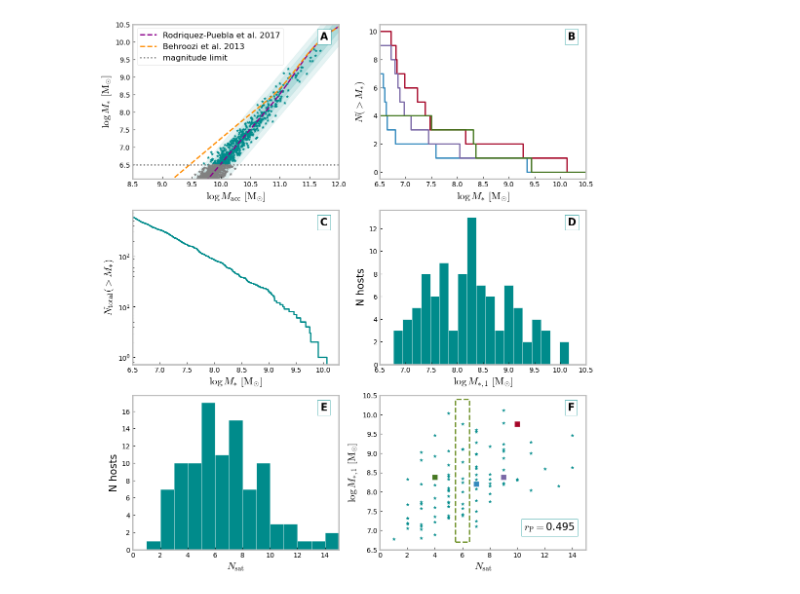
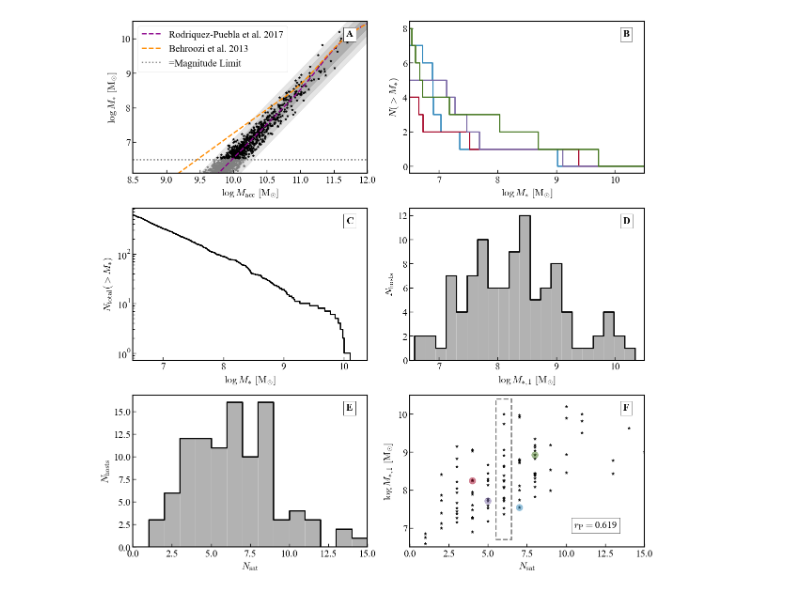
Before and after one commit to jsmonzon/SatGen, a Jupyter notebook: notebooks/paper/tutorial.ipynb, the cells around one changed output. Drawn from its saved outputs; the diff is of its cells as text; code cells hidden in the pictures.

```diff
--- a/notebooks/paper/tutorial.ipynb
+++ b/notebooks/paper/tutorial.ipynb
@@ -18,11 +18,21 @@ import jsm_models
 plt.style.use('bmh')
 plt.rcParams['axes.facecolor'] = 'white'
 plt.rcParams['axes.grid'] = False
-plt.rcParams['xtick.labelsize'] = 10
-plt.rcParams['ytick.labelsize'] = 10
+plt.rcParams['xtick.labelsize'] = 15
+plt.rcParams['ytick.labelsize'] = 15
 plt.rcParams['axes.labelsize'] = 15
-plt.rc('legend',fontsize=12)
-plt.rcParams['axes.linewidth'] = 2
+plt.rc('legend',fontsize=15)
+plt.rcParams['axes.linewidth'] = 1.5
+plt.rcParams['axes.edgecolor'] = 'black'
+plt.rcParams['xtick.major.size'] = 5
+plt.rcParams['xtick.major.width'] = 1
+plt.rcParams['xtick.minor.size'] = 3
+plt.rcParams['xtick.minor.width'] = 1
+plt.rcParams['ytick.major.size'] = 5
+plt.rcParams['ytick.major.width'] = 1
+plt.rcParams['ytick.minor.size'] = 3
+plt.rcParams['ytick.minor.width'] = 1
+plt.rcParams['font.family'] = 'Times New Roman'
 # %%
 # lgMh_full = np.vstack(np.load("../../../data/MW-analog/meta_data_psi4/models.npz")["mass"])
 # red_full = np.vstack(np.load("../../../data/MW-analog/meta_data_psi4/models.npz")["redshift"])
@@ -32,9 +42,9 @@ lgMh_full = np.vstack(np.load("../../../data/cross_host/lognorm_015_psi3/models.
 red_full = np.vstack(np.load("../../../data/cross_host/lognorm_015_psi3/models.npz")["redshift"])
 halo_masses = np.linspace(8,12,100) # just for the model
 # %%
-fig, ((ax1, ax2), (ax3, ax4), (ax5, ax6)) = plt.subplots(3, 2, figsize=(12,14))
+fig, ((ax1, ax2), (ax3, ax4), (ax5, ax6)) = plt.subplots(3, 2, figsize=(12,12))
 
-colorpick="darkcyan"
+colorpick="k"
 
 theta = [10.5, 2.0, 0.2, 0, 0, 0]
 theta_det = theta[:2] + [0, 0] + theta[4:]
@@ -58,19 +68,19 @@ ax1.scatter(lgMh_example.flatten()[~above_limit], lgMs_example.flatten()[~above_
 
 ax1.plot(halo_masses, jsm_SHMR.lgMs_RP17(halo_masses), color="darkmagenta", ls="--", label="Rodriquez-Puebla et al. 2017")
 ax1.plot(halo_masses, jsm_SHMR.lgMs_B13(halo_masses), color="darkorange", ls="--", label="Behroozi et al. 2013")
-ax1.axhline(6.5, color="grey", ls=":", label="magnitude limit")
+ax1.axhline(6.5, color="grey", ls=":", label="=Magnitude Limit")
 ax1.set_xlim(8.5,12)
 ax1.set_ylim(6.1,10.5)
 ax1.set_ylabel("$\log M_{*}\ [\mathrm{M}_{\odot}]$")
 ax1.set_xlabel("$\log M_{\mathrm{acc}}\ [\mathrm{M}_{\odot}]$")
-ax1.legend(fontsize=12)
+ax1.legend()
 
 rand = np.random.randint(0,100,4)
 for i in rand:
     high = np.column_stack([np.array([10.5]*stat.mass_rank.shape[0]), stat.mass_rank])
     low = np.column_stack([np.array([6.5]*high.shape[0]), np.sort(high)])
     ax2.step(low[i][~np.isnan(low[i])][::-1], np.append(np.arange(stat.Nsat_perhost[i]+1), stat.Nsat_perhost[i]), where="mid")
-    ax6.scatter(stat.Nsat_perhost[i], stat.maxmass[i], s=50, marker="s", zorder=10)
+    ax6.scatter(stat.Nsat_perhost[i], stat.maxmass[i], s=100, marker="o", zorder=10, alpha=0.5)
 
 ax2.set_ylabel("$N (>  M_{*})$")
 ax2.set_xlabel("$\log M_{*}\ [\mathrm{M}_{\odot}]$")
@@ -83,40 +93,46 @@ ax3.set_xlabel("$\log M_{*}\ [\mathrm{M}_{\odot}]$")
 ax3.set_yscale("log")
 ax3.set_xlim(6.5)
 
-ax4.hist(stat.maxmass, bins=np.linspace(6.4, 10.7, 25), color=colorpick, edgecolor="white")
+max_mass_bins = np.linspace(6.4, 10.7, 25)
+counts, bincenters = jsm_stats.count(stat.maxmass, max_mass_bins, return_bins=True)
+ax4.step(bincenters, counts, where="mid", color=colorpick)
+ax4.hist(stat.maxmass, max_mass_bins, color=colorpick, alpha=0.3, edgecolor="white")
 ax4.set_xlabel("$\log M_{*,1}\ [\mathrm{M}_{\odot}]$")
-ax4.set_ylabel("N hosts")
+ax4.set_ylabel("$N_{\mathrm{hosts}}$")
 ax4.set_xlim(6.5,10.5)
 
-#ax5.step(stat.PNsat_range, stat.PNsat, color=colorpick, where="mid")
-ax5.hist(stat.Nsat_perhost, bins=np.linspace(0, 30, 31), color=colorpick, edgecolor="white")
+Nsat_bins = np.linspace(0, 30, 31)
+counts, bincenters = jsm_stats.count(stat.Nsat_perhost, Nsat_bins, return_bins=True)
+ax5.step(bincenters, counts, where="mid", color=colorpick)
+ax5.hist(stat.Nsat_perhost, bins=Nsat_bins, color=colorpick, alpha=0.3, edgecolor="white")
 ax5.set_xlabel("$N_{\mathrm{sat}}$")
-ax5.set_ylabel("N hosts")
+ax5.set_ylabel("$N_{\mathrm{hosts}}$")
 ax5.set_xlim(0,15)
 
-rect = patches.Rectangle((5.5, 6.7), 1, 3.7, linewidth=2, edgecolor='olivedrab', facecolor="None", ls="--")
+rect = patches.Rectangle((5.5, 6.7), 1, 3.7, linewidth=2, edgecolor='grey', facecolor="None", ls="--")
 ax6.scatter(stat.Nsat_perhost, stat.maxmass, color=colorpick, s=20, marker="*")
 ax6.add_patch(rect)
 ax6.text(10.5, 7, "$r_{\mathrm{P}} =$"+f"{stat.correlation:.3f}", fontsize=15,  bbox=dict(facecolor='white', alpha=1, edgecolor=colorpick))
 ax6.set_ylabel("$\log M_{*,1}\ [\mathrm{M}_{\odot}]$")
 ax6.set_xlabel("$N_{\mathrm{sat}}$")
 ax6.set_xlim(0,15)
 ax6.set_ylim(6.5,10.5)
 
 
 ax1.text(0.91, 0.9, "A", transform=ax1.transAxes, fontsize=15, fontweight='bold', bbox=dict(facecolor='white', alpha=1, edgecolor=colorpick))
 ax2.text(0.91, 0.9, "B", transform=ax2.transAxes, fontsize=15, fontweight='bold', bbox=dict(facecolor='white', alpha=1, edgecolor=colorpick))
 ax3.text(0.91, 0.9, "C", transform=ax3.transAxes, fontsize=15, fontweight='bold', bbox=dict(facecolor='white', alpha=1, edgecolor=colorpick))
 ax4.text(0.91, 0.9, "D", transform=ax4.transAxes, fontsize=15, fontweight='bold', bbox=dict(facecolor='white', alpha=1, edgecolor=colorpick))
 ax5.text(0.91, 0.9, "E", transform=ax5.transAxes, fontsize=15, fontweight='bold', bbox=dict(facecolor='white', alpha=1, edgecolor=colorpick))
 ax6.text(0.91, 0.9, "F", transform=ax6.transAxes, fontsize=15, fontweight='bold', bbox=dict(facecolor='white', alpha=1, edgecolor=colorpick))
 
-plt.savefig("../../../paper_1/figures/updated/summary_stats.pdf", bbox_inches="tight")
+plt.tight_layout()
+plt.savefig("../../../paper_1/figures/updated/tutuorial.pdf", bbox_inches="tight")
 plt.show()
 
 # ax1.plot(x, y)
 # ax3.plot(x, y**2, 'tab:orange')
 # ax3.plot(x, -y, 'tab:green')
 # ax4.plot(x, -y**2, 'tab:red')
 # %% [output]
-[figure, old version]
+[figure, new version]
```
Also changed, not shown: 35 other files.
